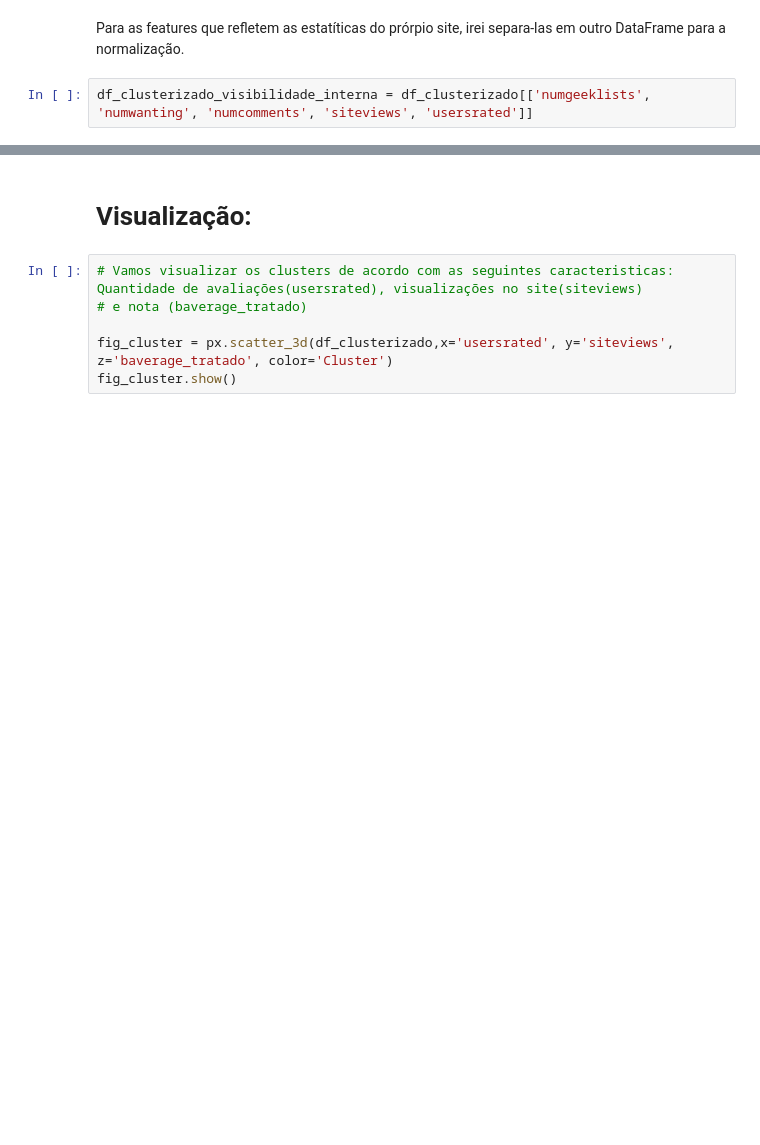
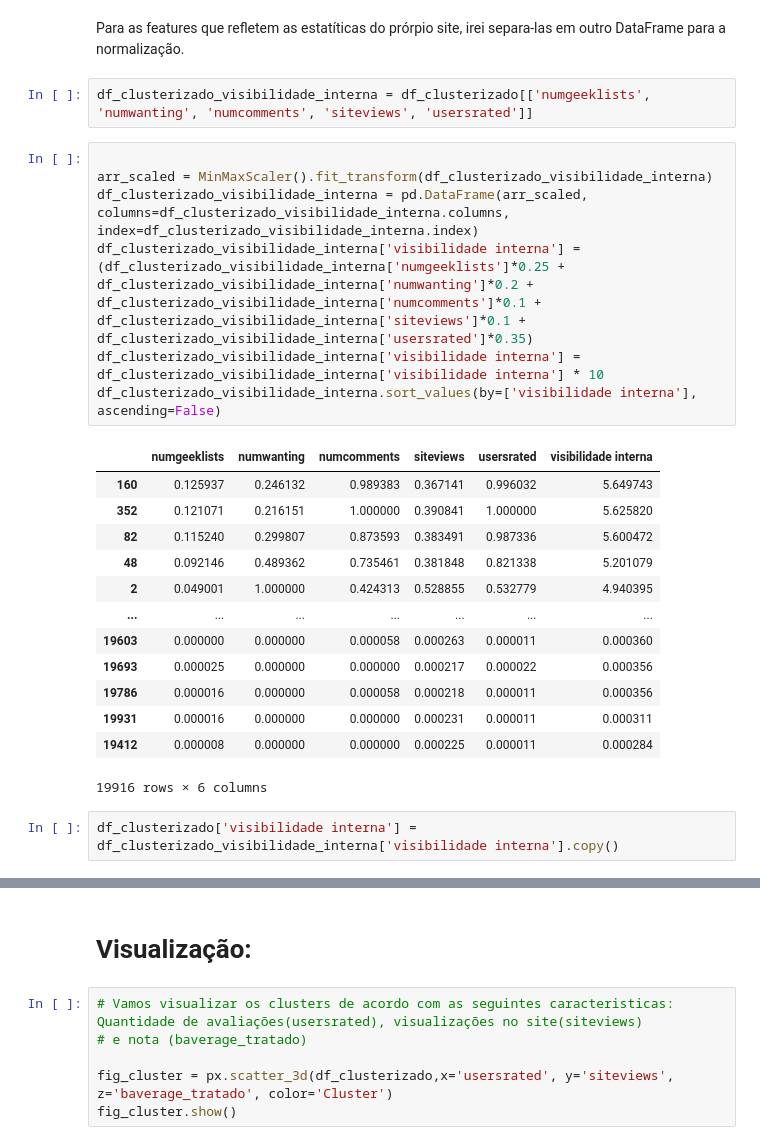
Before and after one commit to enzo-giannoni/Treinamento-1, a Jupyter notebook: Treinamento1.ipynb, the cells around one changed output, grey strips where cells are left out. Cells and saved outputs as stored; diff of their text form; blank space fills up the shorter version.

```diff
--- a/Treinamento1.ipynb
+++ b/Treinamento1.ipynb
@@ -459,3 +481,26 @@ df_clusterizado['visibilidade externa'] = df_clusterizado['news'] + df_clusteriz
 Para as features que refletem as estatíticas do prórpio site, irei separa-las em outro DataFrame para a normalização.
 # %%
 df_clusterizado_visibilidade_interna = df_clusterizado[['numgeeklists', 'numwanting', 'numcomments', 'siteviews', 'usersrated']]
+# %%
+
+arr_scaled = MinMaxScaler().fit_transform(df_clusterizado_visibilidade_interna)
+df_clusterizado_visibilidade_interna = pd.DataFrame(arr_scaled, columns=df_clusterizado_visibilidade_interna.columns, index=df_clusterizado_visibilidade_interna.index)
+df_clusterizado_visibilidade_interna['visibilidade interna'] = (df_clusterizado_visibilidade_interna['numgeeklists']*0.25 + df_clusterizado_visibilidade_interna['numwanting']*0.2 + df_clusterizado_visibilidade_interna['numcomments']*0.1 + df_clusterizado_visibilidade_interna['siteviews']*0.1 + df_clusterizado_visibilidade_interna['usersrated']*0.35)
+df_clusterizado_visibilidade_interna['visibilidade interna'] = df_clusterizado_visibilidade_interna['visibilidade interna'] * 10
+df_clusterizado_visibilidade_interna.sort_values(by=['visibilidade interna'], ascending=False)
+# %% [output]
+|  | numgeeklists | numwanting | numcomments | siteviews | usersrated | visibilidade interna |
+| 160 | 0.125937 | 0.246132 | 0.989383 | 0.367141 | 0.996032 | 5.649743 |
+| 352 | 0.121071 | 0.216151 | 1.000000 | 0.390841 | 1.000000 | 5.625820 |
+| 82 | 0.115240 | 0.299807 | 0.873593 | 0.383491 | 0.987336 | 5.600472 |
+| 48 | 0.092146 | 0.489362 | 0.735461 | 0.381848 | 0.821338 | 5.201079 |
+| 2 | 0.049001 | 1.000000 | 0.424313 | 0.528855 | 0.532779 | 4.940395 |
+| ... | ... | ... | ... | ... | ... | ... |
+| 19603 | 0.000000 | 0.000000 | 0.000058 | 0.000263 | 0.000011 | 0.000360 |
+| 19693 | 0.000025 | 0.000000 | 0.000000 | 0.000217 | 0.000022 | 0.000356 |
+| 19786 | 0.000016 | 0.000000 | 0.000058 | 0.000218 | 0.000011 | 0.000356 |
+| 19931 | 0.000016 | 0.000000 | 0.000000 | 0.000231 | 0.000011 | 0.000311 |
+| 19412 | 0.000008 | 0.000000 | 0.000000 | 0.000225 | 0.000011 | 0.000284 |
+19916 rows × 6 columns
+# %%
+df_clusterizado['visibilidade interna'] = df_clusterizado_visibilidade_interna['visibilidade interna'].copy()
```
Also changed, not shown: parts of 6 cells of this notebook, 1 other file.
